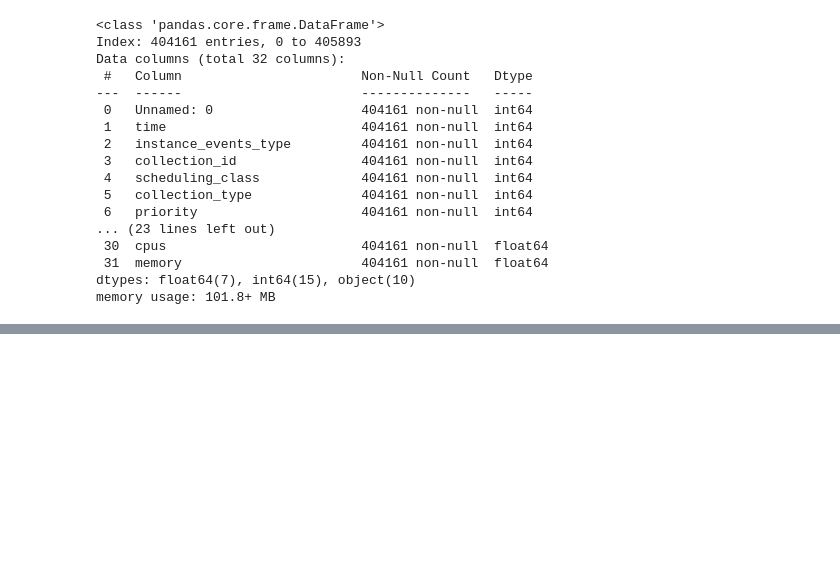
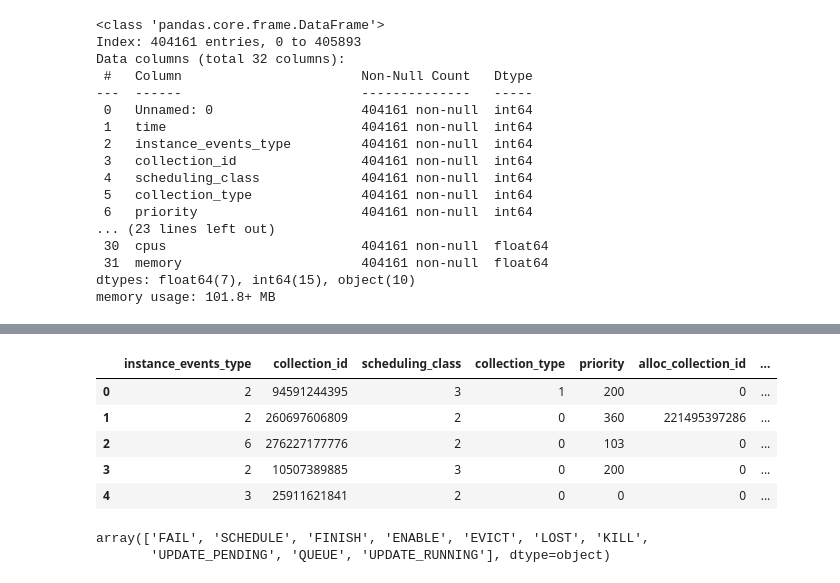
Before and after one commit to Parth-11/ML-Cloud, a Jupyter notebook: data_visualization.ipynb, the cells around one changed output, grey strips where cells are left out. Saved outputs shown, nothing was run; the diff lists cells and outputs as text; code cells hidden in the pictures; blank space fills up the shorter version.

```diff
--- a/data_visualization.ipynb
+++ b/data_visualization.ipynb
@@ -206,0 +349,15 @@ memory usage: 50.0+ MB
+# %%
+df['event'] = event
+df.head()
+# %% [output]
+|  | instance_events_type | collection_id | scheduling_class | collection_type | priority | alloc_collection_id | ... |
+| 0 | 2 | 94591244395 | 3 | 1 | 200 | 0 | ... |
+| 1 | 2 | 260697606809 | 2 | 0 | 360 | 221495397286 | ... |
+| 2 | 6 | 276227177776 | 2 | 0 | 103 | 0 | ... |
+| 3 | 2 | 10507389885 | 3 | 0 | 200 | 0 | ... |
+| 4 | 3 | 25911621841 | 2 | 0 | 0 | 0 | ... |
+# %%
+event.unique()
+# %% [output]
+array(['FAIL', 'SCHEDULE', 'FINISH', 'ENABLE', 'EVICT', 'LOST', 'KILL',
+       'UPDATE_PENDING', 'QUEUE', 'UPDATE_RUNNING'], dtype=object)
```
Also changed, not shown: parts of 25 cells of this notebook, 1 other file.
